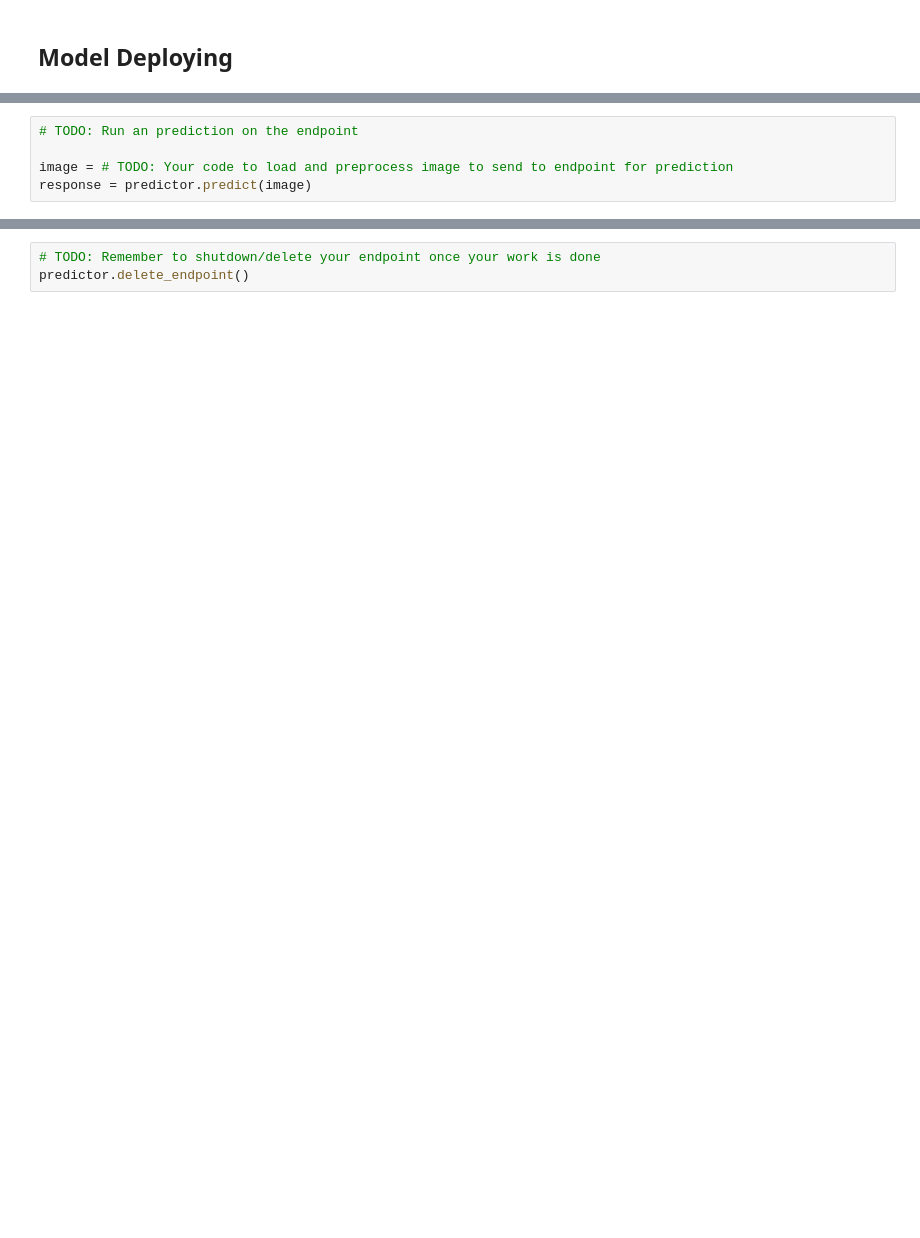
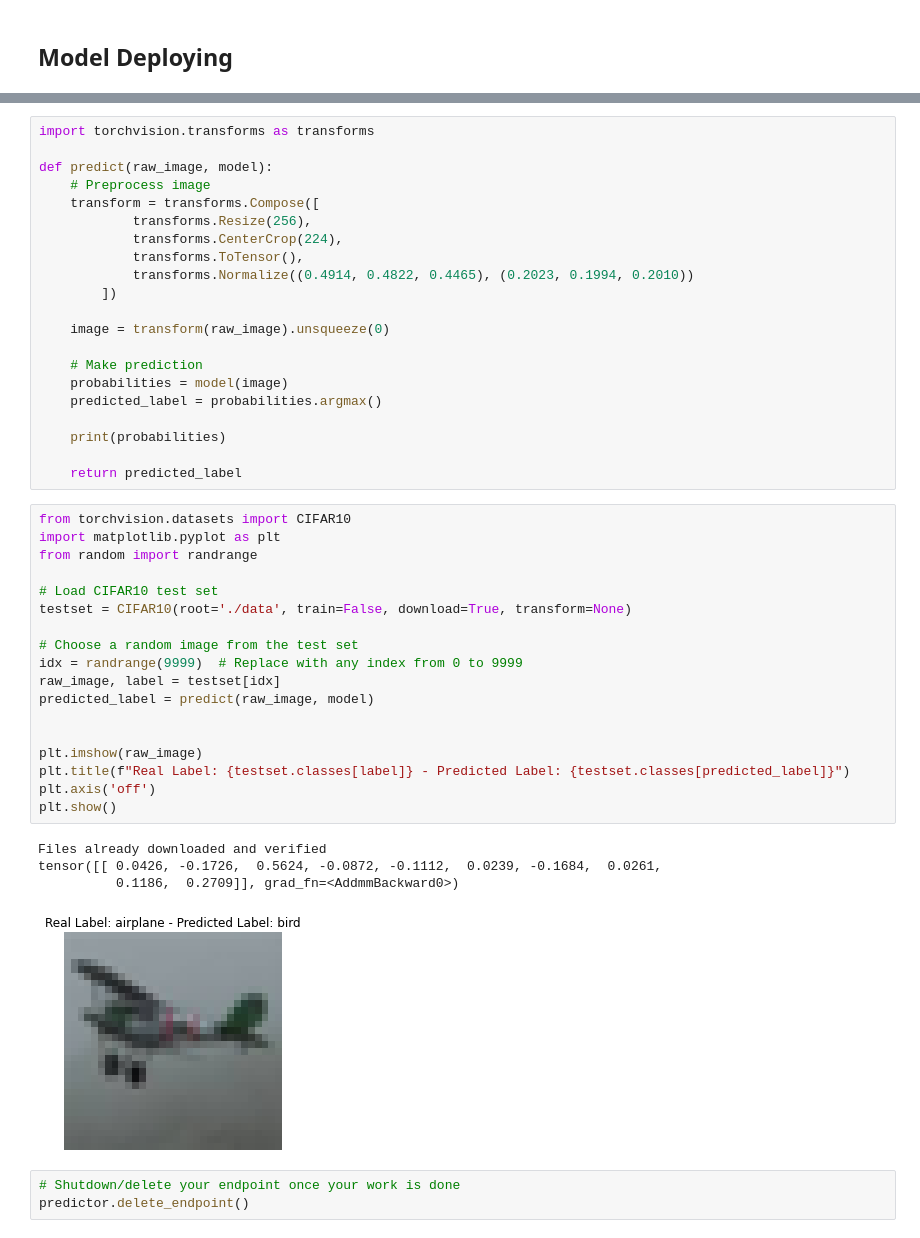
Before and after one commit to udacity/CD0387-deep-learning-topics-within-computer-vision-nlp-project-starter, a Jupyter notebook: train_and_deploy.ipynb, the cells around one changed output, grey strips where cells are left out. Drawn from its saved outputs; the diff is of its cells as text; blank space fills up the shorter version.

```diff
--- a/train_and_deploy.ipynb
+++ b/train_and_deploy.ipynb
@@ -75,5 +232,0 @@ predictor=estimator.deploy() # TODO: Add your deployment configuration like inst
-# %%
-# TODO: Run an prediction on the endpoint
-
-image = # TODO: Your code to load and preprocess image to send to endpoint for prediction
-response = predictor.predict(image)
@@ -80,3 +252,47 @@ response = predictor.predict(image)
+# %%
+import torchvision.transforms as transforms
+
+def predict(raw_image, model):
+    # Preprocess image
+    transform = transforms.Compose([
+            transforms.Resize(256),
+            transforms.CenterCrop(224),
+            transforms.ToTensor(),
+            transforms.Normalize((0.4914, 0.4822, 0.4465), (0.2023, 0.1994, 0.2010))
+        ])
+
+    image = transform(raw_image).unsqueeze(0)
+
+    # Make prediction
+    probabilities = model(image)
+    predicted_label = probabilities.argmax()
+
+    print(probabilities)
+
+    return predicted_label
+# %%
+from torchvision.datasets import CIFAR10
+import matplotlib.pyplot as plt
+from random import randrange
+
+# Load CIFAR10 test set
+testset = CIFAR10(root='./data', train=False, download=True, transform=None)
+
+# Choose a random image from the test set
+idx = randrange(9999)  # Replace with any index from 0 to 9999
+raw_image, label = testset[idx]
+predicted_label = predict(raw_image, model)
+
+
+plt.imshow(raw_image)
+plt.title(f"Real Label: {testset.classes[label]} - Predicted Label: {testset.classes[predicted_label]}")
+plt.axis('off')
+plt.show()
+# %% [output]
+Files already downloaded and verified
+tensor([[ 0.0426, -0.1726,  0.5624, -0.0872, -0.1112,  0.0239, -0.1684,  0.0261,
+          0.1186,  0.2709]], grad_fn=<AddmmBackward0>)
+[figure, added]
 # %%
-# TODO: Remember to shutdown/delete your endpoint once your work is done
+# Shutdown/delete your endpoint once your work is done
 predictor.delete_endpoint()
```
Also changed, not shown: parts of 41 cells of this notebook, 2 other files.
